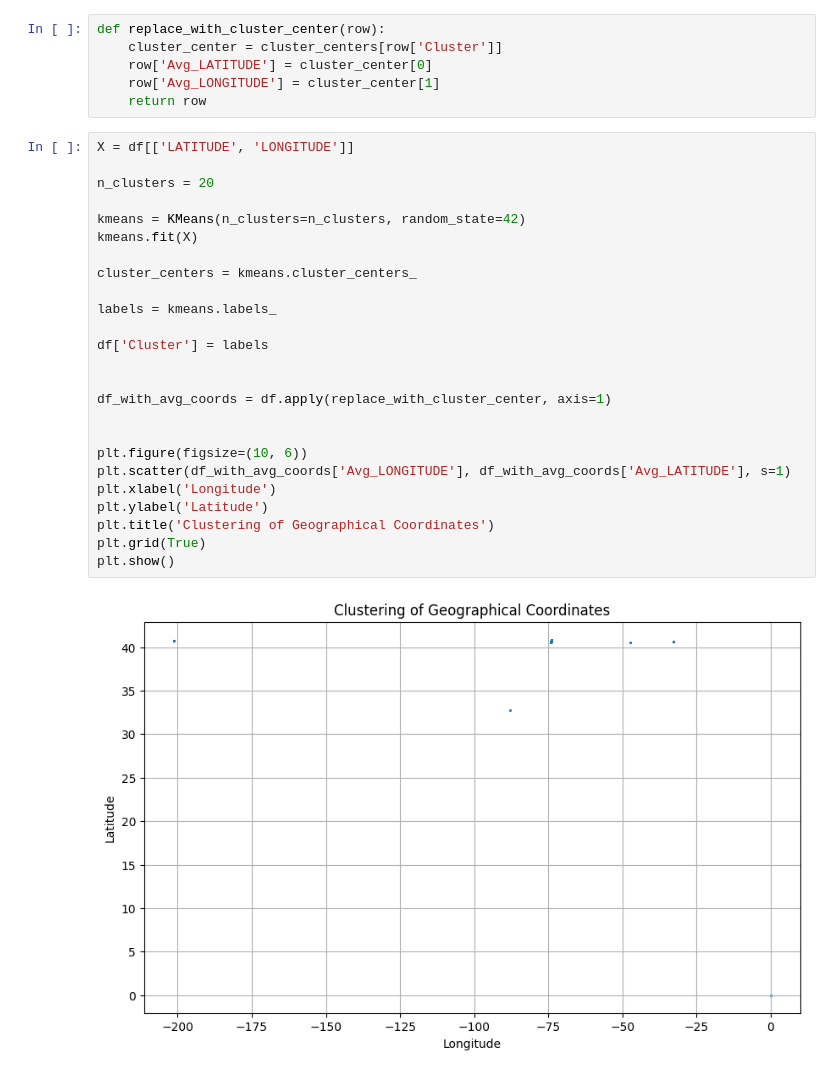
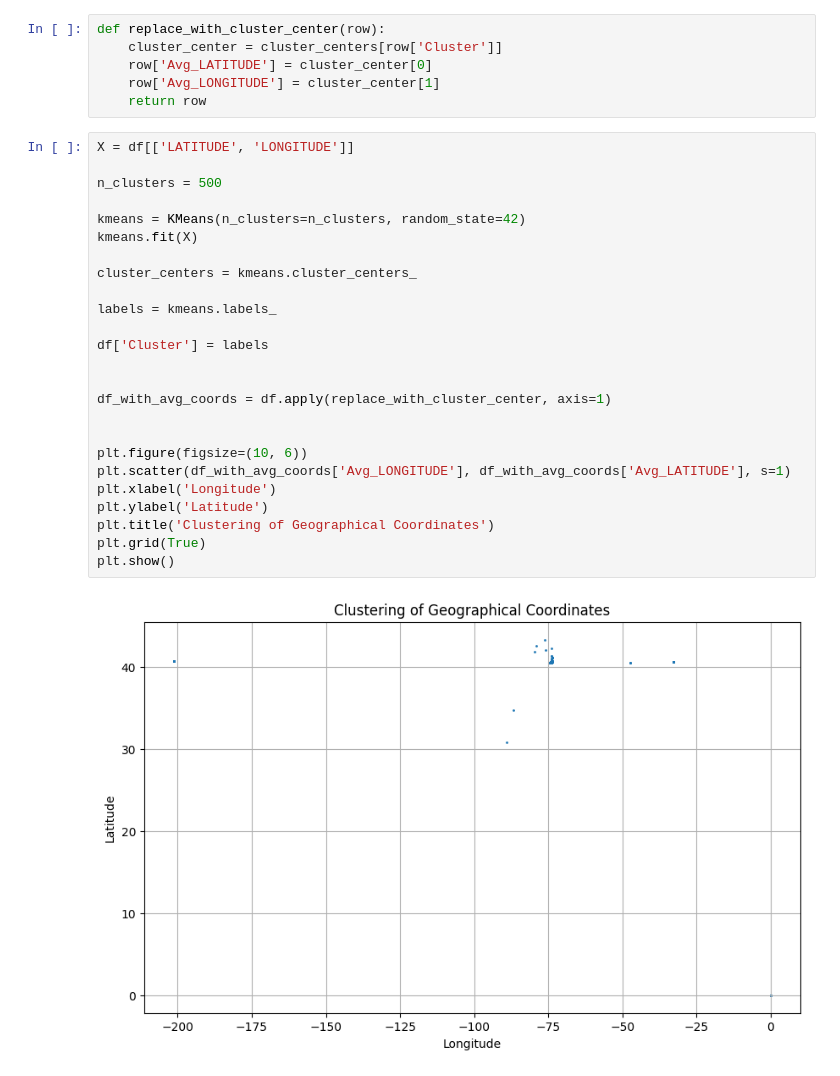
Before and after one commit to Y24-Y3/BigDataProject, a Jupyter notebook: NYC_Crashers.ipynb, the cells around one changed output. Saved outputs shown, nothing was run; the diff lists cells and outputs as text.

Commit message:
Sorting via kmeans v2
Using 500 clusters, the lat and long are sorted into clusters to minimize the amount of unique values. Use df_with_avg_coords to get the df with the new average points

```diff
--- a/NYC_Crashers.ipynb
+++ b/NYC_Crashers.ipynb
@@ -207,27 +207,27 @@ def replace_with_cluster_center(row):
 # %%
 X = df[['LATITUDE', 'LONGITUDE']]
 
-n_clusters = 20
+n_clusters = 500
 
 kmeans = KMeans(n_clusters=n_clusters, random_state=42)
 kmeans.fit(X)
 
 cluster_centers = kmeans.cluster_centers_
 
 labels = kmeans.labels_
 
 df['Cluster'] = labels
 
 
 df_with_avg_coords = df.apply(replace_with_cluster_center, axis=1)
 
 
 plt.figure(figsize=(10, 6))
 plt.scatter(df_with_avg_coords['Avg_LONGITUDE'], df_with_avg_coords['Avg_LATITUDE'], s=1)
 plt.xlabel('Longitude')
 plt.ylabel('Latitude')
 plt.title('Clustering of Geographical Coordinates')
 plt.grid(True)
 plt.show()
 # %% [output]
-[figure, old version]
+[figure, new version]
```
Also changed, not shown: parts of 4 cells of this notebook.
